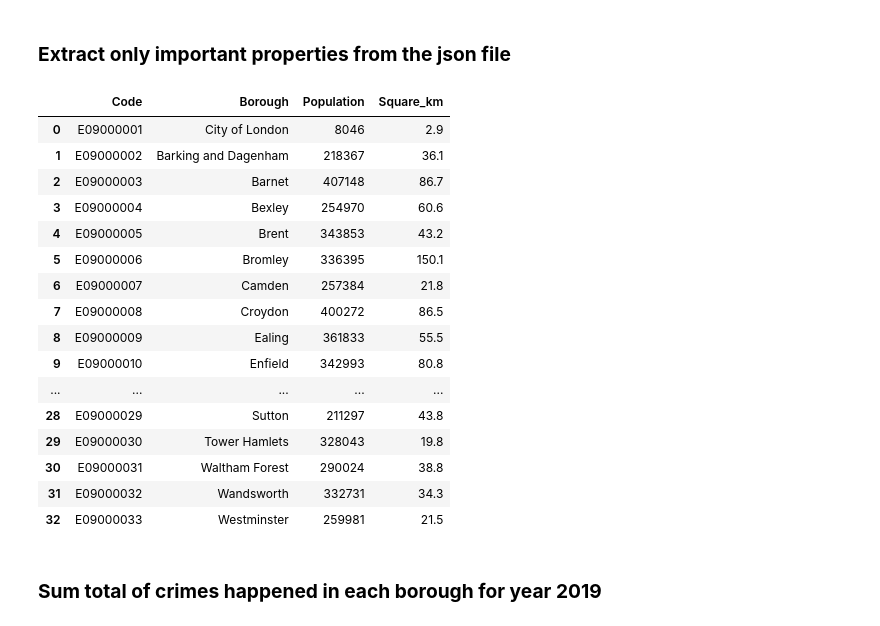
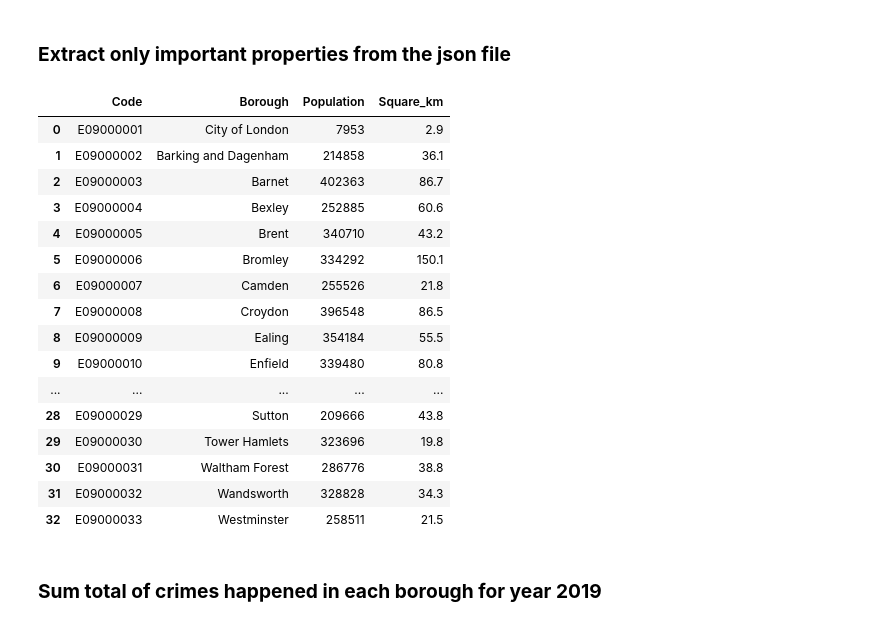
Before and after one commit to hhej/applied_data_science_capstone_ibm, a Jupyter notebook: TheBattleOfNeighborhoods.ipynb, the cells around one changed output. Cells and saved outputs as stored; diff of their text form; code cells hidden in the pictures.

```diff
--- a/TheBattleOfNeighborhoods.ipynb
+++ b/TheBattleOfNeighborhoods.ipynb
@@ -44,8 +44,8 @@ The datasets that are useful for us to solve the problem are a list of borough n
 https://data.london.gov.uk/dataset/land-area-and-population-density-ward-and-borough
 https://data.london.gov.uk/dataset/recorded_crime_summary
 # %%
-URL_B = 'https://airdrive-secure.s3-eu-west-1.amazonaws.com/london/dataset/land-area-and-population-density-ward-and-borough/2018-03-05T10%3A53%3A26/housing-density-borough.csv?X-Amz-Algorithm=AWS4-HMAC-SHA256&X-Amz-Credential=AKIAJJDIMAIVZJDICKHA%2F20210105%2Feu-west-1%2Fs3%2Faws4_request&X-Amz-Date=20210105T164710Z&X-Amz-Expires=300&X-Amz-Signature=df52f247316278c2abb8bd7caf7d8687f5b52e41841f1ef3987775e93bdb2020&X-Amz-SignedHeaders=host'
-URL_C = 'https://airdrive-secure.s3-eu-west-1.amazonaws.com/london/dataset/recorded_crime_summary/2020-12-11T11%3A43%3A58/MPS%20Borough%20Level%20Crime%20%28most%20recent%2024%20months%29.csv?X-Amz-Algorithm=AWS4-HMAC-SHA256&X-Amz-Credential=AKIAJJDIMAIVZJDICKHA%2F20210105%2Feu-west-1%2Fs3%2Faws4_request&X-Amz-Date=20210105T164714Z&X-Amz-Expires=300&X-Amz-Signature=c84d27bee1c82a4309a49abf0696f364dae7711a4c869a195ec3fb1df4837b13&X-Amz-SignedHeaders=host'
+URL_B = 'https://airdrive-secure.s3-eu-west-1.amazonaws.com/london/dataset/land-area-and-population-density-ward-and-borough/2018-03-05T10%3A53%3A26/housing-density-borough.csv?X-Amz-Algorithm=AWS4-HMAC-SHA256&X-Amz-Credential=AKIAJJDIMAIVZJDICKHA%2F20210105%2Feu-west-1%2Fs3%2Faws4_request&X-Amz-Date=20210105T170832Z&X-Amz-Expires=300&X-Amz-Signature=0e40dbdc51b535b3b254ea759d3f40453b10d2382f497cc1e668a6cb6905a539&X-Amz-SignedHeaders=host'
+URL_C = 'https://airdrive-secure.s3-eu-west-1.amazonaws.com/london/dataset/recorded_crime_summary/2020-12-11T11%3A43%3A58/MPS%20Borough%20Level%20Crime%20%28most%20recent%2024%20months%29.csv?X-Amz-Algorithm=AWS4-HMAC-SHA256&X-Amz-Credential=AKIAJJDIMAIVZJDICKHA%2F20210105%2Feu-west-1%2Fs3%2Faws4_request&X-Amz-Date=20210105T170837Z&X-Amz-Expires=300&X-Amz-Signature=aadc191c19a9d90633e4f7ad138ef15b13040ddb536393300a69f14dccb6851e&X-Amz-SignedHeaders=host'
 
 borough_data = pd.read_csv(URL_B)
 crime_data = pd.read_csv(URL_C)
@@ -74,36 +74,36 @@ crime_data.head()
 # %% [markdown]
 ### **Extract only important properties from the json file**
 # %%
-borough_data = borough_data[borough_data['Year']==2020]
+borough_data = borough_data[borough_data['Year']==2019]
 
 clmns = ['Code', 'Name', 'Population', 'Square_Kilometres']
 re_set = {'Name': 'Borough', 'Square_Kilometres': 'Square_km'}
 
 borough_df = (borough_data[clmns]
           .reset_index(drop=True)
           .rename(columns=re_set)
           .drop([33, 34, 35]) #drop greater,inner,outer london
          )
 
 borough_df
 # %% [output]
 |  | Code | Borough | Population | Square_km |
-| 0 | E09000001 | City of London | 8046 | 2.9 |
-| 1 | E09000002 | Barking and Dagenham | 218367 | 36.1 |
-| 2 | E09000003 | Barnet | 407148 | 86.7 |
-| 3 | E09000004 | Bexley | 254970 | 60.6 |
-| 4 | E09000005 | Brent | 343853 | 43.2 |
-| 5 | E09000006 | Bromley | 336395 | 150.1 |
-| 6 | E09000007 | Camden | 257384 | 21.8 |
-| 7 | E09000008 | Croydon | 400272 | 86.5 |
-| 8 | E09000009 | Ealing | 361833 | 55.5 |
-| 9 | E09000010 | Enfield | 342993 | 80.8 |
+| 0 | E09000001 | City of London | 7953 | 2.9 |
+| 1 | E09000002 | Barking and Dagenham | 214858 | 36.1 |
+| 2 | E09000003 | Barnet | 402363 | 86.7 |
+| 3 | E09000004 | Bexley | 252885 | 60.6 |
+| 4 | E09000005 | Brent | 340710 | 43.2 |
+| 5 | E09000006 | Bromley | 334292 | 150.1 |
+| 6 | E09000007 | Camden | 255526 | 21.8 |
+| 7 | E09000008 | Croydon | 396548 | 86.5 |
+| 8 | E09000009 | Ealing | 354184 | 55.5 |
+| 9 | E09000010 | Enfield | 339480 | 80.8 |
 | ... | ... | ... | ... | ... |
-| 28 | E09000029 | Sutton | 211297 | 43.8 |
-| 29 | E09000030 | Tower Hamlets | 328043 | 19.8 |
-| 30 | E09000031 | Waltham Forest | 290024 | 38.8 |
-| 31 | E09000032 | Wandsworth | 332731 | 34.3 |
-| 32 | E09000033 | Westminster | 259981 | 21.5 |
+| 28 | E09000029 | Sutton | 209666 | 43.8 |
+| 29 | E09000030 | Tower Hamlets | 323696 | 19.8 |
+| 30 | E09000031 | Waltham Forest | 286776 | 38.8 |
+| 31 | E09000032 | Wandsworth | 328828 | 34.3 |
+| 32 | E09000033 | Westminster | 258511 | 21.5 |
 # %% [markdown]
 ### **Sum total of crimes happened in each borough for year 2019**
 # %%
```
Also changed, not shown: parts of 10 cells of this notebook.
